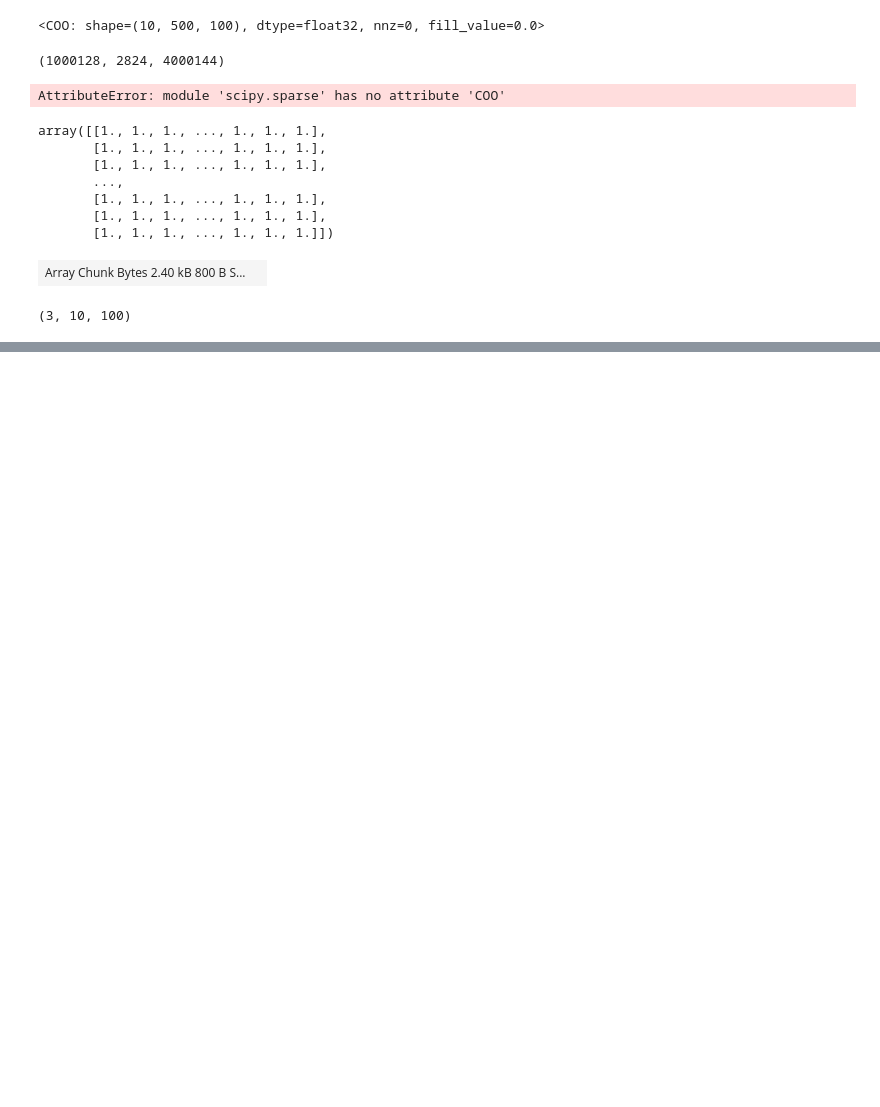
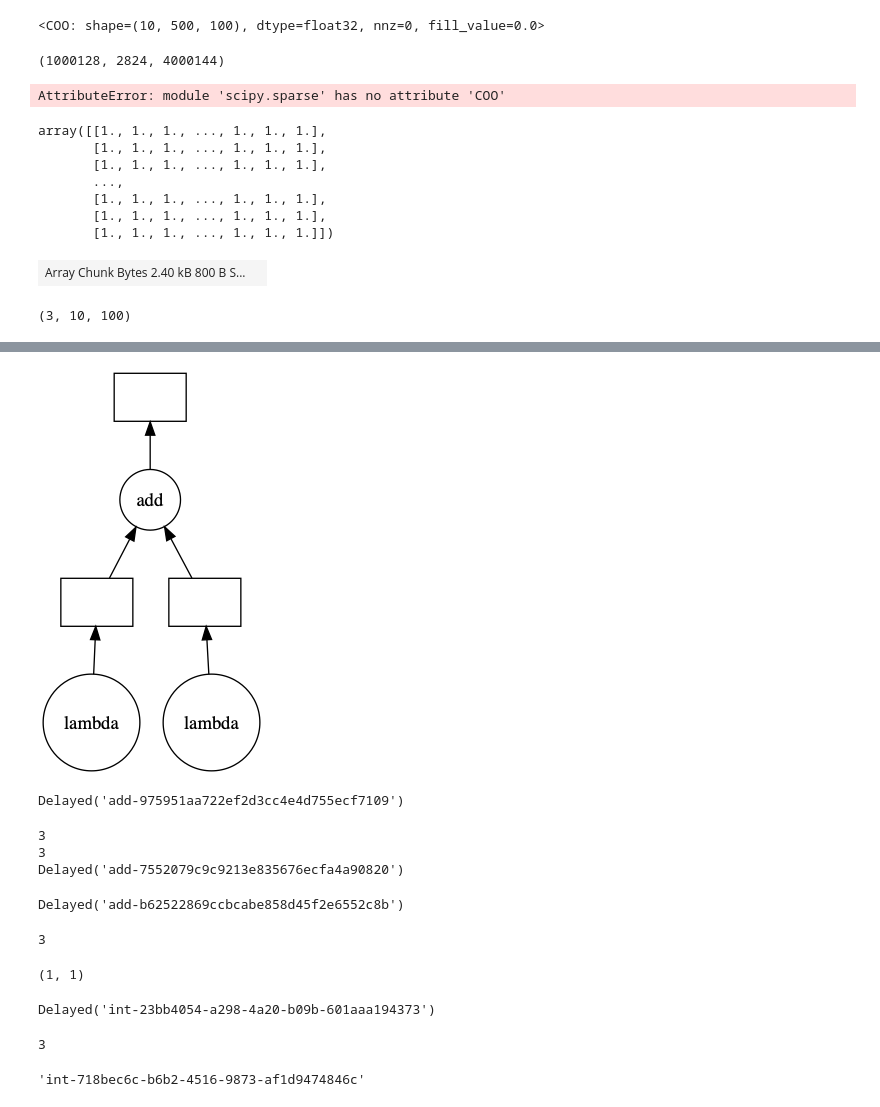
Before and after one commit to m-albert/MVRegFus, a Jupyter notebook: test_dct_weights.ipynb, the cells around one changed output, grey strips where cells are left out. Drawn from its saved outputs; the diff is of its cells as text; code cells hidden in the pictures; blank space fills up the shorter version.

```diff
--- a/test_dct_weights.ipynb
+++ b/test_dct_weights.ipynb
@@ -952,0 +1205,77 @@ x.blocks[:,].shape
+# %%
+c.visualize()
+# %% [output]
+[figure, added]
+# %%
+class Add():
+    def __init__(self, a, b):
+        self.a = a
+        self.b = b
+
+    @dask.delayed
+    def calc(self):
+        return self.a+self.b
+
+a = dask.delayed(1)
+b = dask.delayed(2)
+add = Add(a, b)
+add.calc().compute()
+# %% [output]
+Delayed('add-975951aa722ef2d3cc4e4d755ecf7109')
+# %%
+class Add():
+    def __init__(self, a, b):
+        self.a = a
+        self.b = b
+
+    @dask.delayed
+    def calc(self):
+        return self.a+self.b
+
+    @dask.delayed
+    def calc2(self,a,b):
+        return a+b
+
+a = dask.delayed(1)
+b = dask.delayed(2)
+add = Add(a, b)
+print(add.calc2(a,b).compute())
+print(add.calc2(add.a,add.b).compute())
+print(add.calc().compute())
+# %% [output]
+3
+3
+Delayed('add-7552079c9c9213e835676ecfa4a90820')
+# %%
+a = dask.delayed(1)
+b = dask.delayed(2)
+add = Add(a, b)
+print(add.calc().compute())
+# %% [output]
+Delayed('add-b62522869ccbcabe858d45f2e6552c8b')
+# %%
+a = 1
+b = 2
+add = Add(a, b)
+print(add.calc().compute())
+# %% [output]
+3
+# %%
+add.a.compute()
+a.compute()
+# %% [output]
+(1, 1)
+# %%
+a
+# %% [output]
+Delayed('int-23bb4054-a298-4a20-b09b-601aaa194373')
+# %%
+a = dask.delayed(1)
+b = dask.delayed(2)
+dask.delayed(sum)([a,b]).compute()
+# %% [output]
+3
+# %%
+a.key
+# %% [output]
+'int-718bec6c-b6b2-4516-9873-af1d9474846c'
```
Also changed, not shown: parts of 27 cells of this notebook, 2 other files.
